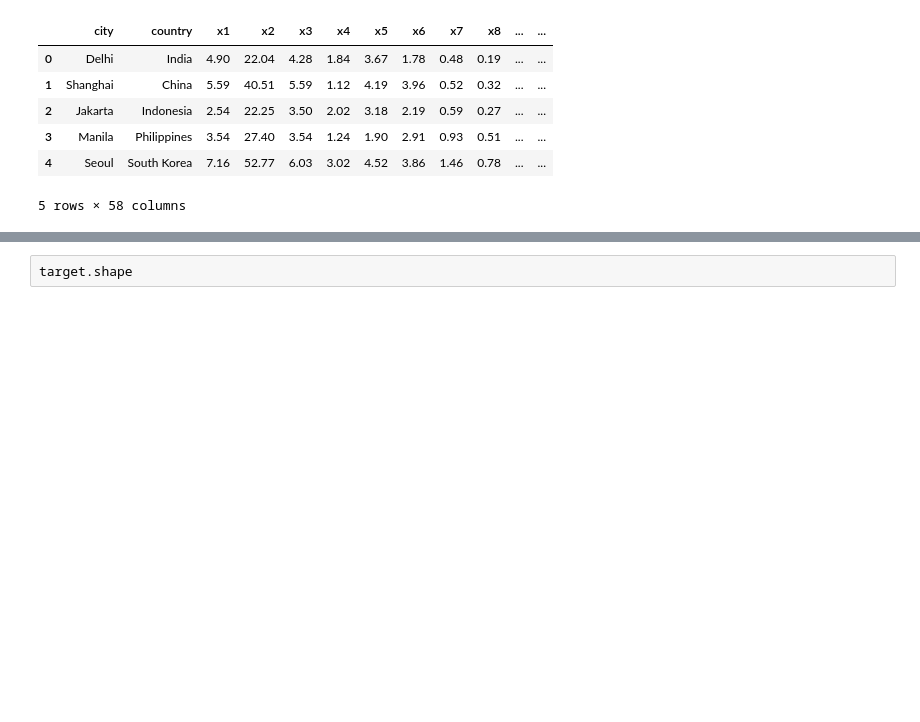
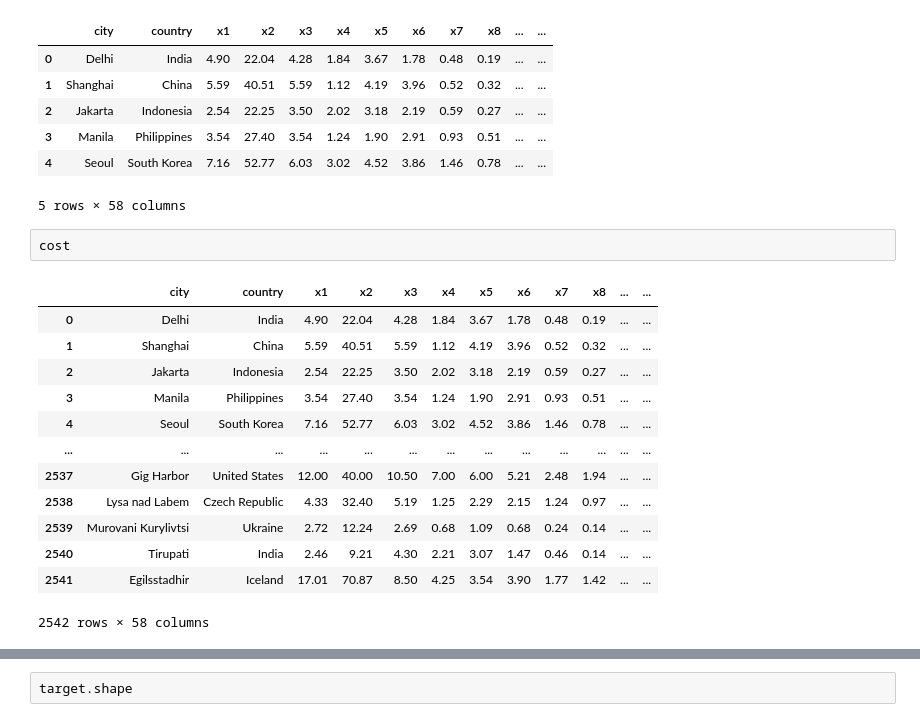
Before and after one commit to SunHyongKwon/SeongYeon, a Jupyter notebook: Data Analysis2/02.간단히 예측률 확인하기.ipynb, the cells around one changed output, grey strips where cells are left out. Drawn from its saved outputs; the diff is of its cells as text; blank space fills up the shorter version.

```diff
--- a/Data Analysis2/02.간단히 예측률 확인하기.ipynb
+++ b/Data Analysis2/02.간단히 예측률 확인하기.ipynb
@@ -20,3 +20,19 @@ cost.head()
 | 3 | Manila | Philippines | 3.54 | 27.40 | 3.54 | 1.24 | 1.90 | 2.91 | 0.93 | 0.51 | ... | ... |
 | 4 | Seoul | South Korea | 7.16 | 52.77 | 6.03 | 3.02 | 4.52 | 3.86 | 1.46 | 0.78 | ... | ... |
 5 rows × 58 columns
+# %%
+cost
+# %% [output]
+|  | city | country | x1 | x2 | x3 | x4 | x5 | x6 | x7 | x8 | ... | ... |
+| 0 | Delhi | India | 4.90 | 22.04 | 4.28 | 1.84 | 3.67 | 1.78 | 0.48 | 0.19 | ... | ... |
+| 1 | Shanghai | China | 5.59 | 40.51 | 5.59 | 1.12 | 4.19 | 3.96 | 0.52 | 0.32 | ... | ... |
+| 2 | Jakarta | Indonesia | 2.54 | 22.25 | 3.50 | 2.02 | 3.18 | 2.19 | 0.59 | 0.27 | ... | ... |
+| 3 | Manila | Philippines | 3.54 | 27.40 | 3.54 | 1.24 | 1.90 | 2.91 | 0.93 | 0.51 | ... | ... |
+| 4 | Seoul | South Korea | 7.16 | 52.77 | 6.03 | 3.02 | 4.52 | 3.86 | 1.46 | 0.78 | ... | ... |
+| ... | ... | ... | ... | ... | ... | ... | ... | ... | ... | ... | ... | ... |
+| 2537 | Gig Harbor | United States | 12.00 | 40.00 | 10.50 | 7.00 | 6.00 | 5.21 | 2.48 | 1.94 | ... | ... |
+| 2538 | Lysa nad Labem | Czech Republic | 4.33 | 32.40 | 5.19 | 1.25 | 2.29 | 2.15 | 1.24 | 0.97 | ... | ... |
+| 2539 | Murovani Kurylivtsi | Ukraine | 2.72 | 12.24 | 2.69 | 0.68 | 1.09 | 0.68 | 0.24 | 0.14 | ... | ... |
+| 2540 | Tirupati | India | 2.46 | 9.21 | 4.30 | 2.21 | 3.07 | 1.47 | 0.46 | 0.14 | ... | ... |
+| 2541 | Egilsstadhir | Iceland | 17.01 | 70.87 | 8.50 | 4.25 | 3.54 | 3.90 | 1.77 | 1.42 | ... | ... |
+2542 rows × 58 columns
```
Also changed, not shown: parts of 6 cells of this notebook, 13 other files.
